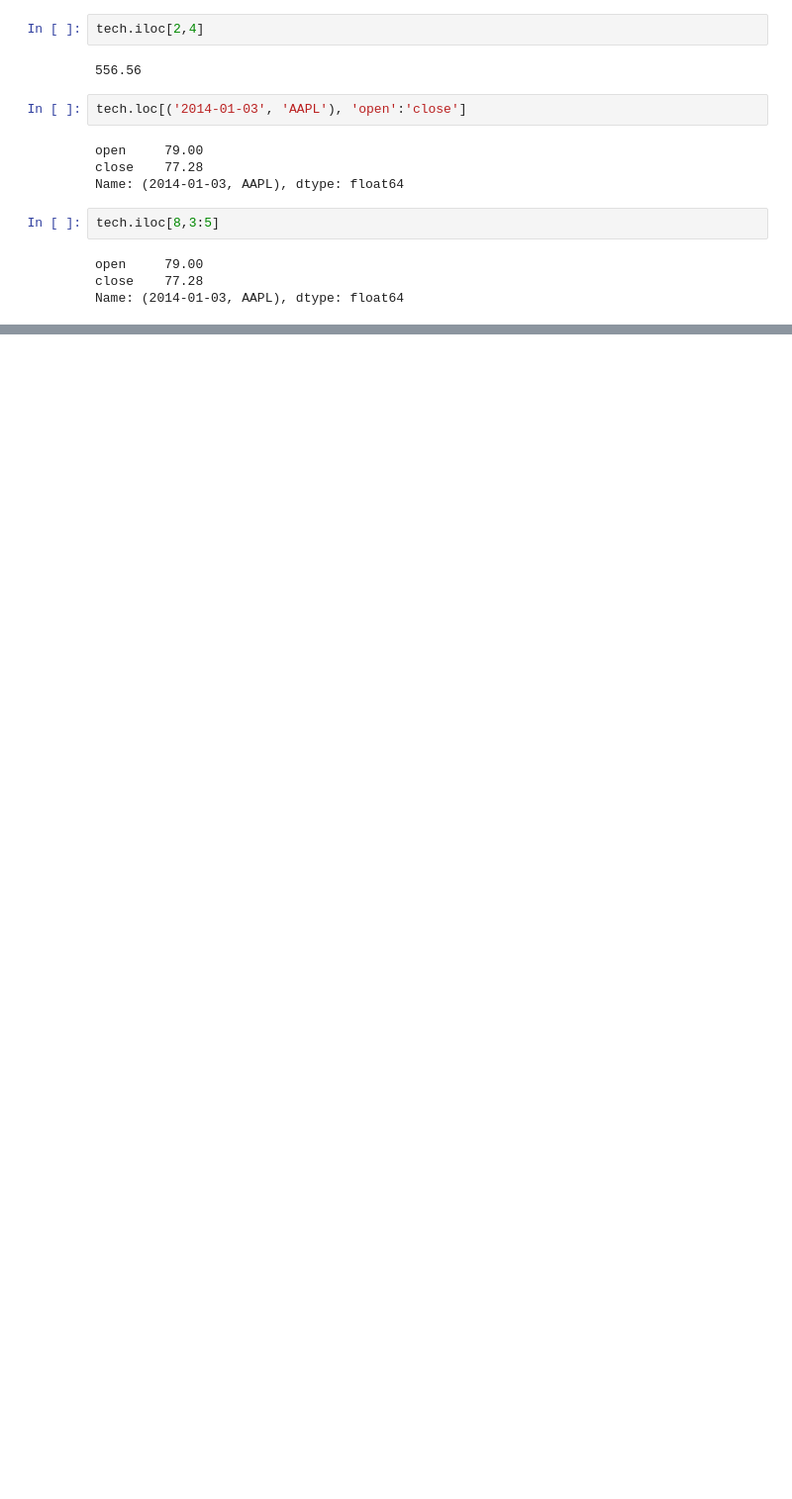
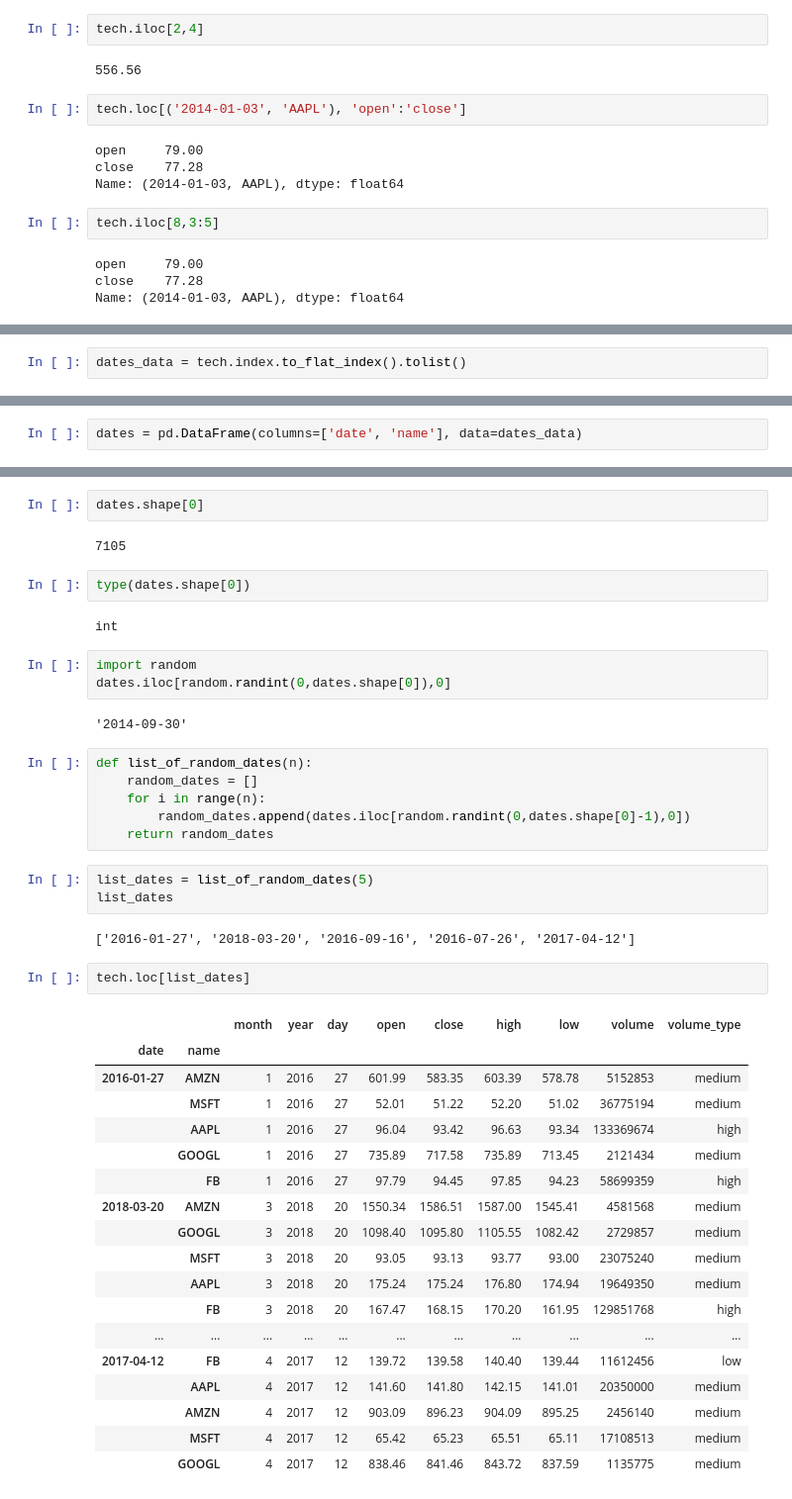
Before and after one commit to TomaszBury/The-ultimate-pandas-bootcamp-advanced-python-data-analysis, a Jupyter notebook: section_07/multi_dimensional.ipynb, the cells around one changed output, grey strips where cells are left out. Shown at 99% size. Drawn from its saved outputs; the diff is of its cells as text; blank space fills up the shorter version.

Commit message:
1745close

```diff
--- a/section_07/multi_dimensional.ipynb
+++ b/section_07/multi_dimensional.ipynb
@@ -289,0 +335,2 @@ Name: (2014-01-03, AAPL), dtype: float64
+# %%
+dates_data = tech.index.to_flat_index().tolist()
@@ -289,0 +361,2 @@ Name: (2014-01-03, AAPL), dtype: float64
+# %%
+dates = pd.DataFrame(columns=['date', 'name'], data=dates_data)
@@ -289,0 +383,45 @@ Name: (2014-01-03, AAPL), dtype: float64
+# %%
+dates.shape[0]
+# %% [output]
+7105
+# %%
+type(dates.shape[0])
+# %% [output]
+int
+# %%
+import random
+dates.iloc[random.randint(0,dates.shape[0]),0]
+# %% [output]
+'2014-09-30'
+# %%
+def list_of_random_dates(n):
+    random_dates = []
+    for i in range(n):
+        random_dates.append(dates.iloc[random.randint(0,dates.shape[0]-1),0])
+    return random_dates
+# %%
+list_dates = list_of_random_dates(5)
+list_dates
+# %% [output]
+['2016-01-27', '2018-03-20', '2016-09-16', '2016-07-26', '2017-04-12']
+# %%
+tech.loc[list_dates]
+# %% [output]
+|  |  | month | year | day | open | close | high | low | volume | volume_type |
+| date | name |  |  |  |  |  |  |  |  |  |
+| 2016-01-27 | AMZN | 1 | 2016 | 27 | 601.99 | 583.35 | 603.39 | 578.78 | 5152853 | medium |
+|  | MSFT | 1 | 2016 | 27 | 52.01 | 51.22 | 52.20 | 51.02 | 36775194 | medium |
+|  | AAPL | 1 | 2016 | 27 | 96.04 | 93.42 | 96.63 | 93.34 | 133369674 | high |
+|  | GOOGL | 1 | 2016 | 27 | 735.89 | 717.58 | 735.89 | 713.45 | 2121434 | medium |
+|  | FB | 1 | 2016 | 27 | 97.79 | 94.45 | 97.85 | 94.23 | 58699359 | high |
+| 2018-03-20 | AMZN | 3 | 2018 | 20 | 1550.34 | 1586.51 | 1587.00 | 1545.41 | 4581568 | medium |
+|  | GOOGL | 3 | 2018 | 20 | 1098.40 | 1095.80 | 1105.55 | 1082.42 | 2729857 | medium |
+|  | MSFT | 3 | 2018 | 20 | 93.05 | 93.13 | 93.77 | 93.00 | 23075240 | medium |
+|  | AAPL | 3 | 2018 | 20 | 175.24 | 175.24 | 176.80 | 174.94 | 19649350 | medium |
+|  | FB | 3 | 2018 | 20 | 167.47 | 168.15 | 170.20 | 161.95 | 129851768 | high |
+| ... | ... | ... | ... | ... | ... | ... | ... | ... | ... | ... |
+| 2017-04-12 | FB | 4 | 2017 | 12 | 139.72 | 139.58 | 140.40 | 139.44 | 11612456 | low |
+|  | AAPL | 4 | 2017 | 12 | 141.60 | 141.80 | 142.15 | 141.01 | 20350000 | medium |
+|  | AMZN | 4 | 2017 | 12 | 903.09 | 896.23 | 904.09 | 895.25 | 2456140 | medium |
+|  | MSFT | 4 | 2017 | 12 | 65.42 | 65.23 | 65.51 | 65.11 | 17108513 | medium |
+|  | GOOGL | 4 | 2017 | 12 | 838.46 | 841.46 | 843.72 | 837.59 | 1135775 | medium |
```
Also changed, not shown: parts of 19 cells of this notebook.
